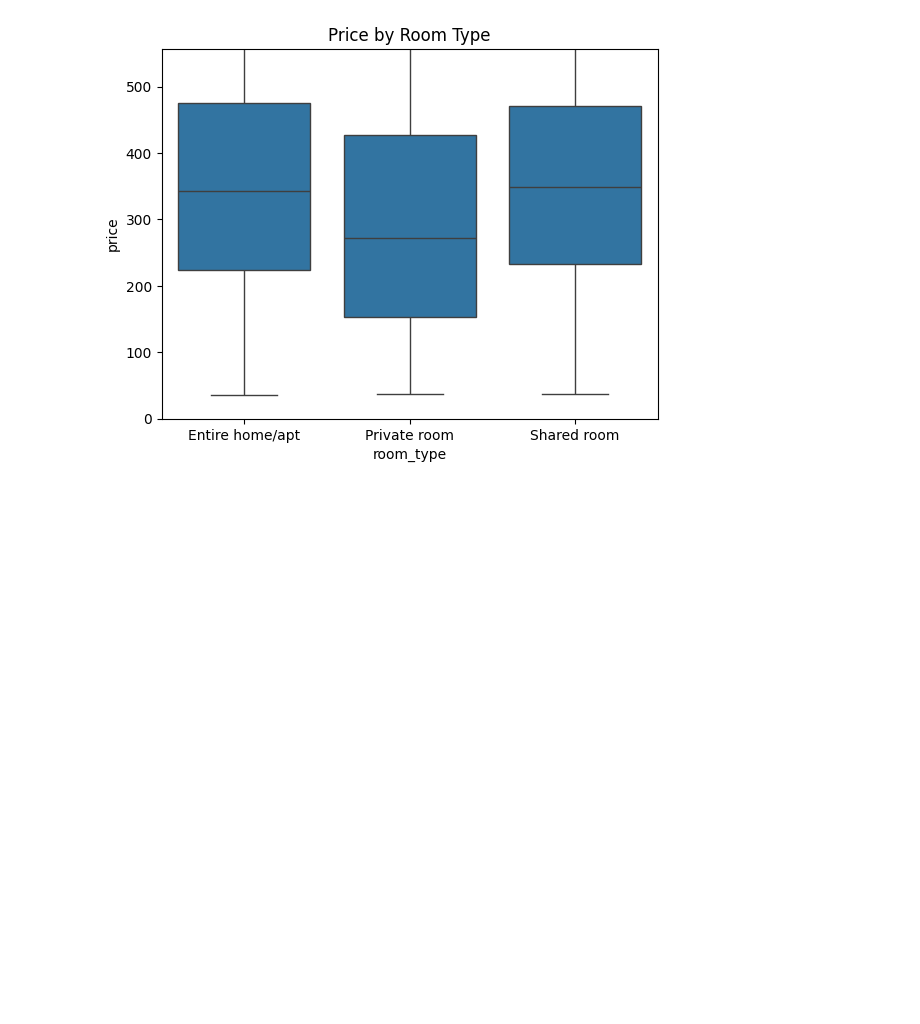
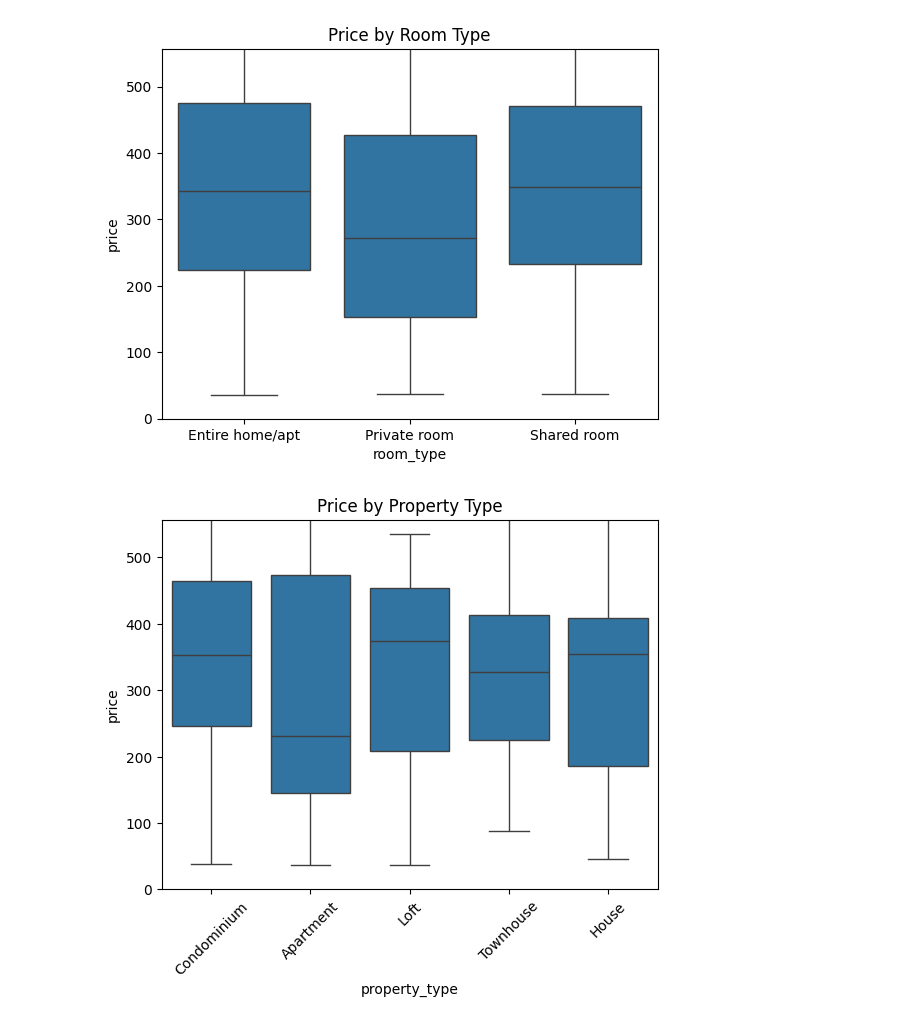
Before and after one commit to ARUNAGIRINATHAN-K/Data-Analyst-Project-Portfolio, a Jupyter notebook: airbnb_pricing_demand/analysis/02_feature_analysis.ipynb, the cells around one changed output. Cells and saved outputs as stored; diff of their text form; code cells hidden in the pictures; blank space fills up the shorter version.

Commit message:
property price

```diff
--- a/airbnb_pricing_demand/analysis/02_feature_analysis.ipynb
+++ b/airbnb_pricing_demand/analysis/02_feature_analysis.ipynb
@@ -33,3 +33,13 @@ plt.ylim(0, df['price'].quantile(0.95))
 plt.show()
 # %% [output]
 [figure]
+# %%
+top_props = df['property_type'].value_counts().nlargest(6).index
+sns.boxplot(data=df[df['property_type'].isin(top_props)],
+            x='property_type', y='price')
+plt.title('Price by Property Type')
+plt.xticks(rotation=45)
+plt.ylim(0, df['price'].quantile(0.95))
+plt.show()
+# %% [output]
+[figure, added]
```
